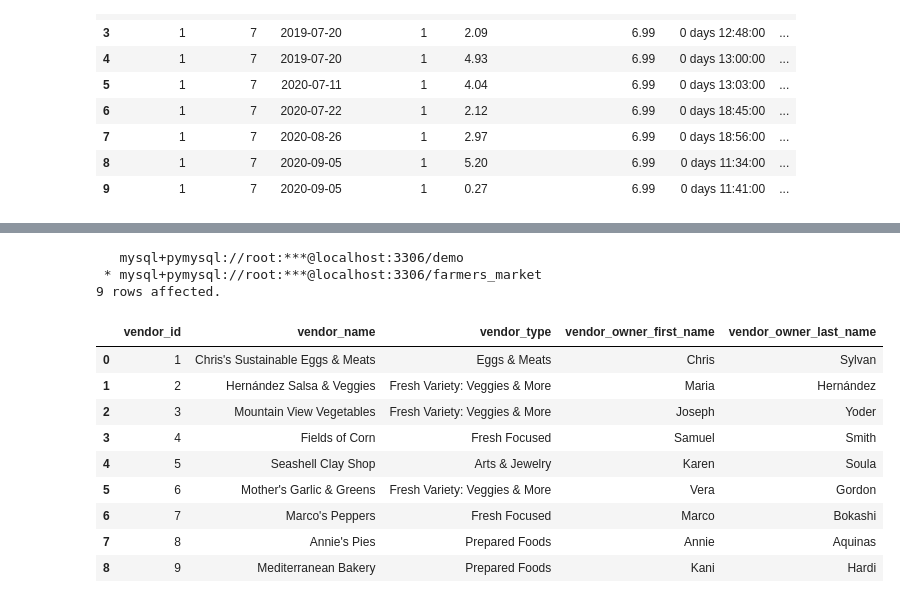
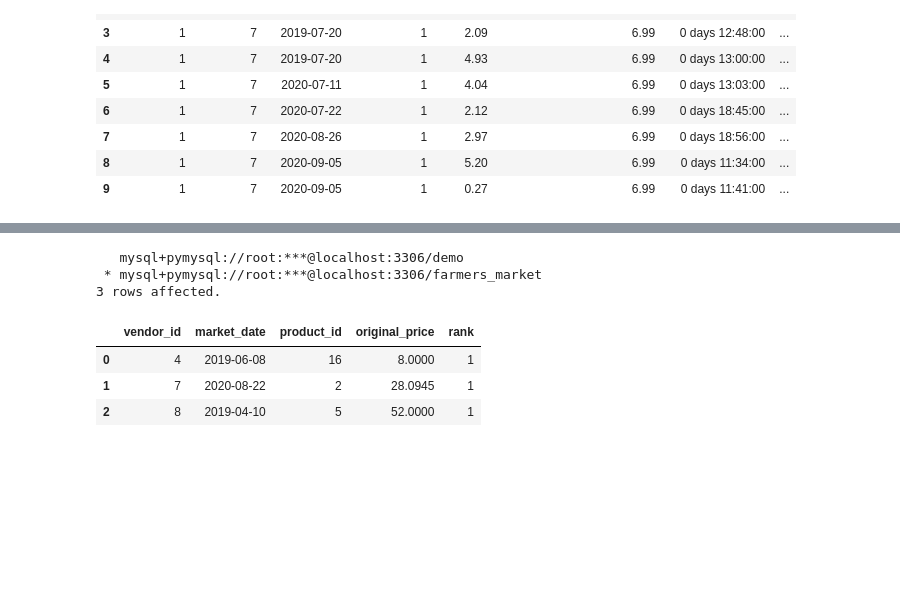
Before and after one commit to KunalNeon/SQL-For-Data-Scientist, a Jupyter notebook: sql.ipynb, the cells around one changed output, grey strips where cells are left out. Saved outputs shown, nothing was run; the diff lists cells and outputs as text; code cells hidden in the pictures; blank space fills up the shorter version.

```diff
--- a/sql.ipynb
+++ b/sql.ipynb
@@ -1291,16 +1291,22 @@ from farmers_market.customer_purchases order by customer_id desc
 # %%
-%sql select * from farmers_market.vendor
+query24='''
+select * from
+(
+select vendor_id,market_date, product_id,
+(quantity* cost_to_customer_per_qty) as original_price,
+row_number() over ( partition by vendor_id order by quantity desc) as 'rank'
+
+from farmers_market.customer_purchases order by vendor_id,original_price desc
+)  as x
+where x.rank=1
+
+'''
+%sql $query24
 # %% [output]
    mysql+pymysql://root:***@localhost:3306/demo
  * mysql+pymysql://root:***@localhost:3306/farmers_market
-9 rows affected.
+3 rows affected.
-|  | vendor_id | vendor_name | vendor_type | vendor_owner_first_name | vendor_owner_last_name |
-| 0 | 1 | Chris's Sustainable Eggs & Meats | Eggs & Meats | Chris | Sylvan |
-| 1 | 2 | Hernández Salsa & Veggies | Fresh Variety: Veggies & More | Maria | Hernández |
-| 2 | 3 | Mountain View Vegetables | Fresh Variety: Veggies & More | Joseph | Yoder |
-| 3 | 4 | Fields of Corn | Fresh Focused | Samuel | Smith |
-| 4 | 5 | Seashell Clay Shop | Arts & Jewelry | Karen | Soula |
-| 5 | 6 | Mother's Garlic & Greens | Fresh Variety: Veggies & More | Vera | Gordon |
-| 6 | 7 | Marco's Peppers | Fresh Focused | Marco | Bokashi |
-| 7 | 8 | Annie's Pies | Prepared Foods | Annie | Aquinas |
-| 8 | 9 | Mediterranean Bakery | Prepared Foods | Kani | Hardi |
+|  | vendor_id | market_date | product_id | original_price | rank |
+| 0 | 4 | 2019-06-08 | 16 | 8.0000 | 1 |
+| 1 | 7 | 2020-08-22 | 2 | 28.0945 | 1 |
+| 2 | 8 | 2019-04-10 | 5 | 52.0000 | 1 |
```
Also changed, not shown: parts of 2 cells of this notebook.
